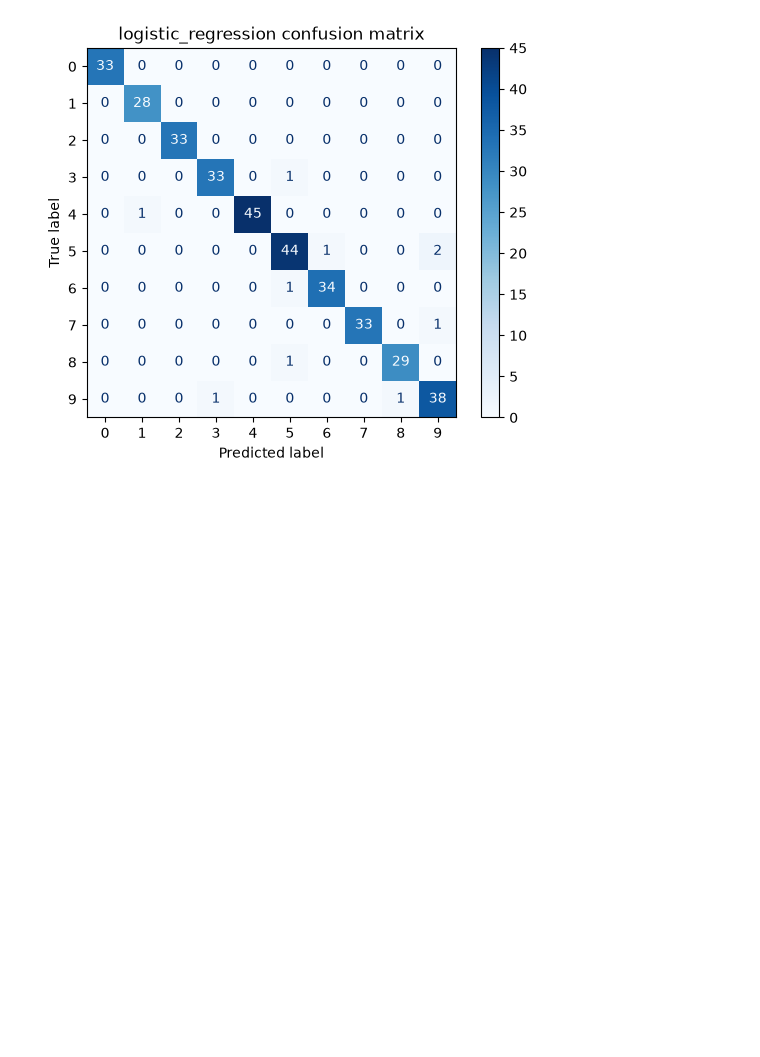
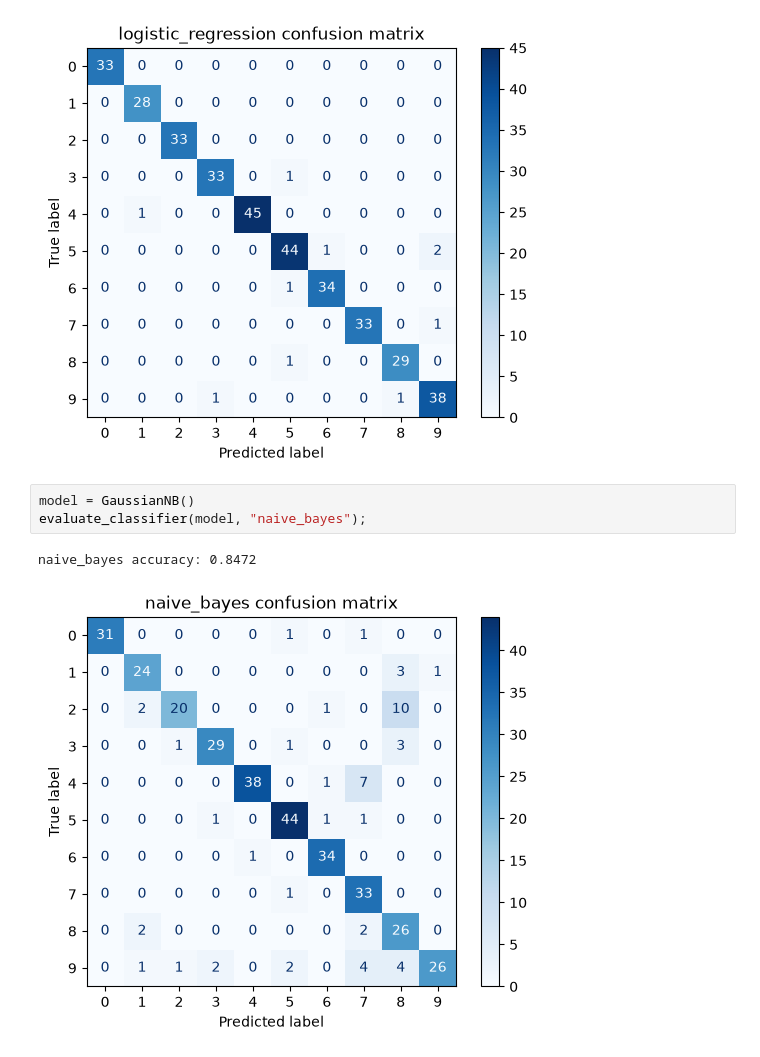
Before and after one commit to ManosFps1pt/Supervised-Learning-Experiments, a Jupyter notebook: olympiads/IOAI Material/2. (Mostly) Linear models/exercises/solution.ipynb, the cells around one changed output. Cells and saved outputs as stored; diff of their text form; blank space fills up the shorter version.

```diff
--- a/olympiads/IOAI Material/2. (Mostly) Linear models/exercises/solution.ipynb
+++ b/olympiads/IOAI Material/2. (Mostly) Linear models/exercises/solution.ipynb
@@ -68,3 +80,9 @@ evaluate_classifier(model, "logistic_regression");
 # %% [output]
 logistic_regression accuracy: 0.9722
 [figure]
+# %%
+model = GaussianNB()
+evaluate_classifier(model, "naive_bayes");
+# %% [output]
+naive_bayes accuracy: 0.8472
+[figure, added]
```
Also changed, not shown: parts of 22 cells of this notebook, 47 other files.
